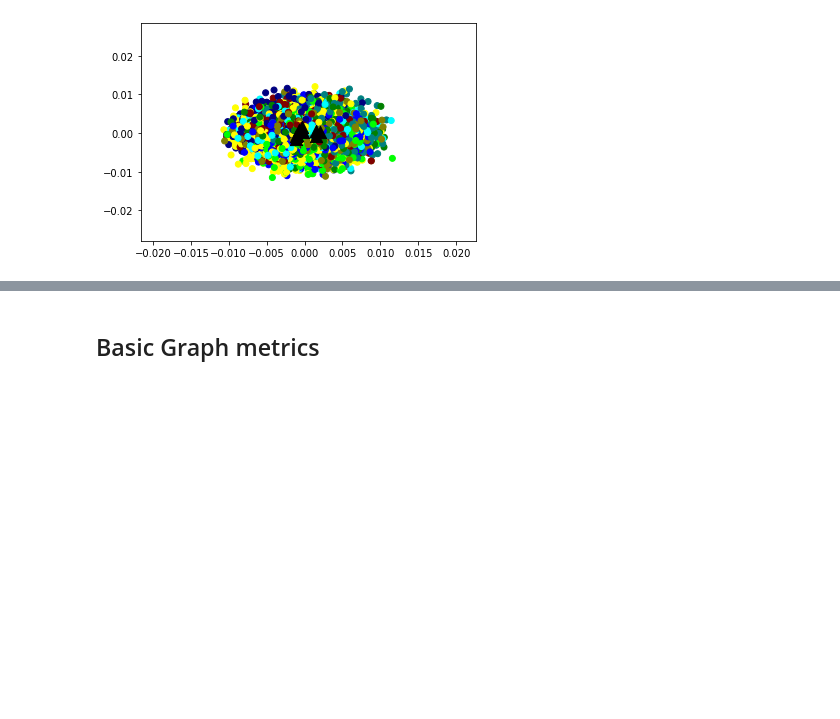
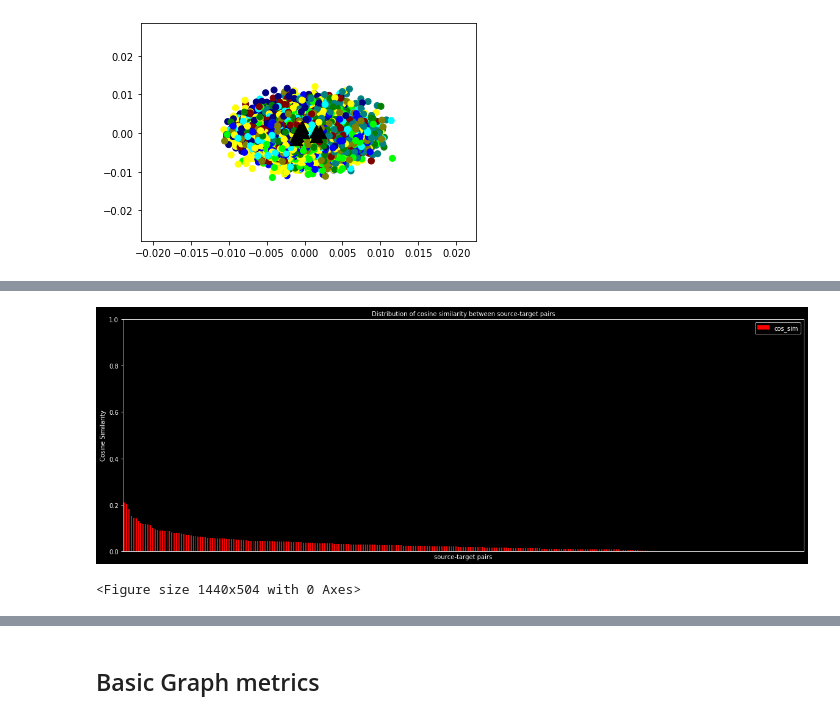
Before and after one commit to SapiensZ/NSA, a Jupyter notebook: Submission.ipynb, the cells around one changed output, grey strips where cells are left out. Saved outputs shown, nothing was run; the diff lists cells and outputs as text; code cells hidden in the pictures; blank space fills up the shorter version.

Commit message:
Source-target Cosine Similarity on training_set

```diff
--- a/Submission.ipynb
+++ b/Submission.ipynb
@@ -424,0 +586,3 @@ plt.show()
+# %%
+cols = ['node1','node2','is_link','cos_sim']
+pl.columns = cols
@@ -424,0 +605,2 @@ plt.show()
+# %%
+pl = pl.sort_values(by='cos_sim',ascending=False)
@@ -424,0 +623,28 @@ plt.show()
+# %%
+mask1 = pl[pl['is_link']=='0']
+mask2 = pl[pl['is_link']=='1']
+
+#plt.bar(x[mask1], y[mask1], color = 'red')
+#plt.bar(x[mask2], y[mask2], color = 'blue')
+#plt.show()
+# %%
+mask1 = mask1.sort_values(by = 'cos_sim', ascending=False)
+mask2 = mask2.sort_values(by = 'cos_sim', ascending=False)
+# %%
+plt.style.use('dark_background')
+mask1.plot.bar(figsize=(20,7), color = 'red')
+#mask2.plot.bar(figsize=(20,7), color = 'green')
+#plt.bar(mask1.index.values, mask1['cos_sim'], color='r')
+#plt.bar(mask2.index.values, mask2['cos_sim'], color='g')
+#pl.cos_sim.plot.bar(figsize=(20,7), color = 'green')
+#pl.plot.bar(figsize=(20,7), color = 'red', pl['cos_sim'][mask2])
+plt.title('Distribution of cosine similarity between source-target pairs', fontsize = 10, fontweight = 10)
+plt.xlabel('source-target pairs')
+plt.tick_params(axis='x',which='both',bottom=False,top=False,labelbottom=False)
+plt.ylabel('Cosine Similarity')
+plt.ylim((0, 1))
+plt.figure(figsize=(20,7))
+plt.show()
+# %% [output]
+[figure, added]
+<Figure size 1440x504 with 0 Axes>
```
Also changed, not shown: parts of 29 cells of this notebook, 1 other file.
